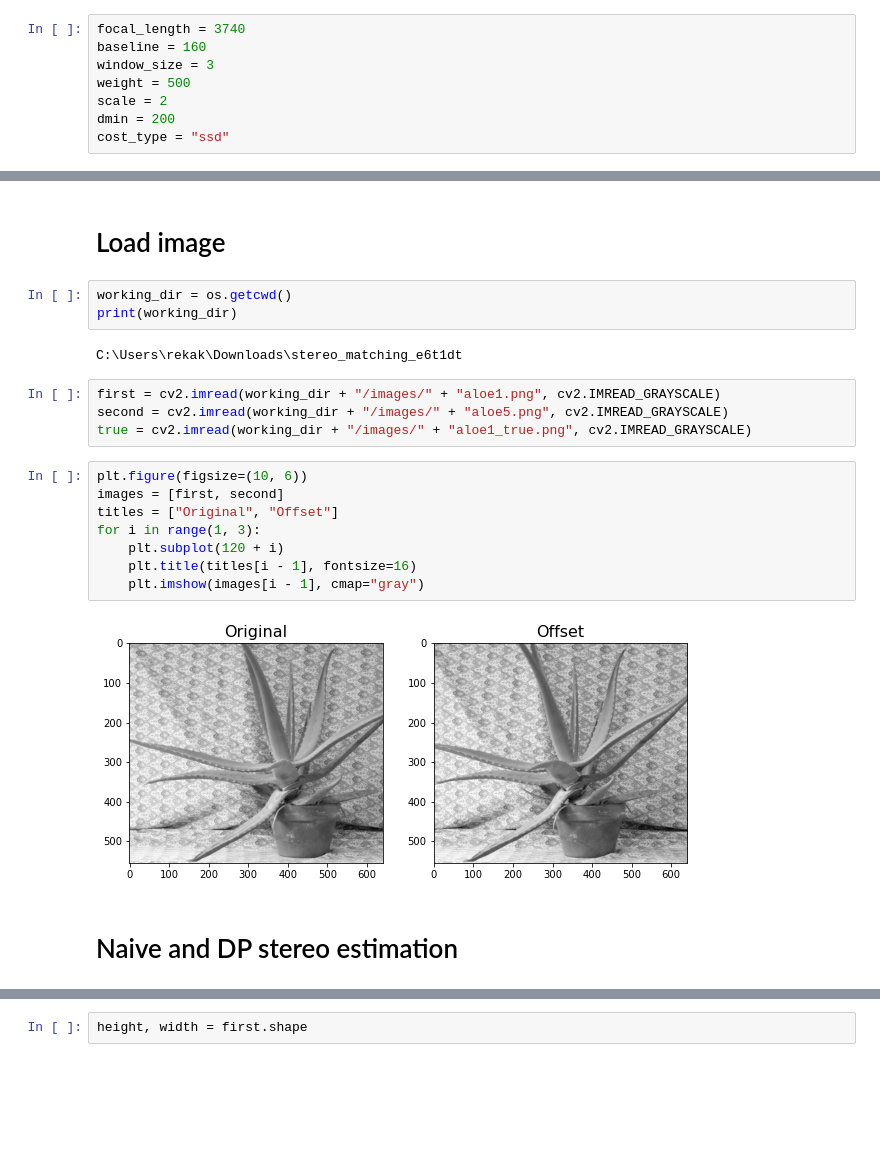
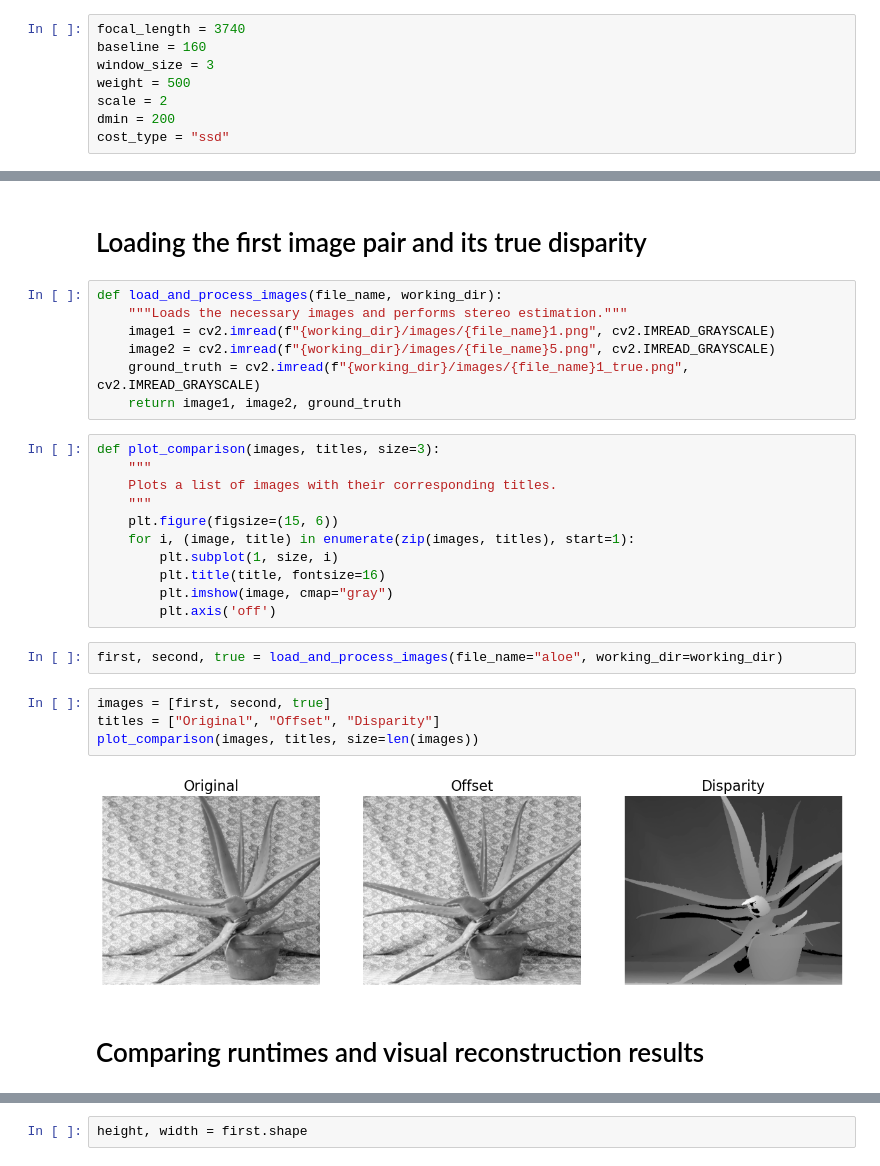
Before and after one commit to kelemenr/stereo-matching, a Jupyter notebook: examples.ipynb, the cells around one changed output, grey strips where cells are left out. Drawn from its saved outputs; the diff is of its cells as text; blank space fills up the shorter version.

```diff
--- a/examples.ipynb
+++ b/examples.ipynb
@@ -24,24 +45,31 @@ cost_type = "ssd"
 # %% [markdown]
-# Load image
+# Loading the first image pair and its true disparity
-# %%
-working_dir = os.getcwd()
-print(working_dir)
-# %% [output]
-C:\Users\rekak\Downloads\stereo_matching_e6t1dt
+# %%
+def load_and_process_images(file_name, working_dir):
+    """Loads the necessary images and performs stereo estimation."""
+    image1 = cv2.imread(f"{working_dir}/images/{file_name}1.png", cv2.IMREAD_GRAYSCALE)
+    image2 = cv2.imread(f"{working_dir}/images/{file_name}5.png", cv2.IMREAD_GRAYSCALE)
+    ground_truth = cv2.imread(f"{working_dir}/images/{file_name}1_true.png", cv2.IMREAD_GRAYSCALE)
+    return image1, image2, ground_truth
+# %%
+def plot_comparison(images, titles, size=3):
+    """
+    Plots a list of images with their corresponding titles.
+    """
+    plt.figure(figsize=(15, 6))
+    for i, (image, title) in enumerate(zip(images, titles), start=1):
+        plt.subplot(1, size, i)
+        plt.title(title, fontsize=16)
+        plt.imshow(image, cmap="gray")
+        plt.axis('off')
 # %%
-first = cv2.imread(working_dir + "/images/" + "aloe1.png", cv2.IMREAD_GRAYSCALE)
-second = cv2.imread(working_dir + "/images/" + "aloe5.png", cv2.IMREAD_GRAYSCALE)
-true = cv2.imread(working_dir + "/images/" + "aloe1_true.png", cv2.IMREAD_GRAYSCALE)
+first, second, true = load_and_process_images(file_name="aloe", working_dir=working_dir)
 # %%
-plt.figure(figsize=(10, 6))
-images = [first, second]
-titles = ["Original", "Offset"]
-for i in range(1, 3):
-    plt.subplot(120 + i)
-    plt.title(titles[i - 1], fontsize=16)
-    plt.imshow(images[i - 1], cmap="gray")
+images = [first, second, true]
+titles = ["Original", "Offset", "Disparity"]
+plot_comparison(images, titles, size=len(images))
 # %% [output]
-[figure, old version]
+[figure, new version]
 # %% [markdown]
-# Naive and DP stereo estimation
+# Comparing runtimes and visual reconstruction results
 # %%
```
Also changed, not shown: parts of 25 cells of this notebook.
